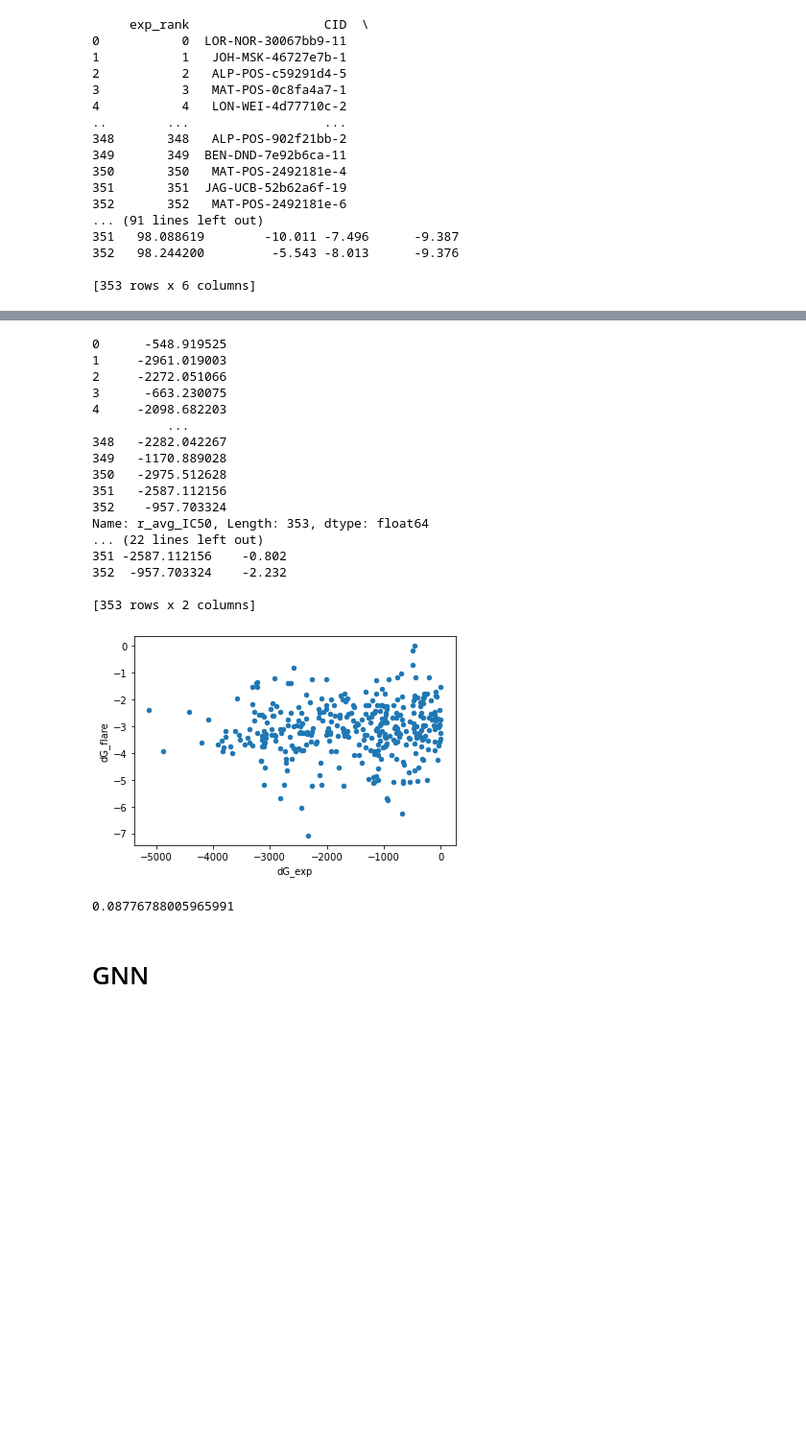
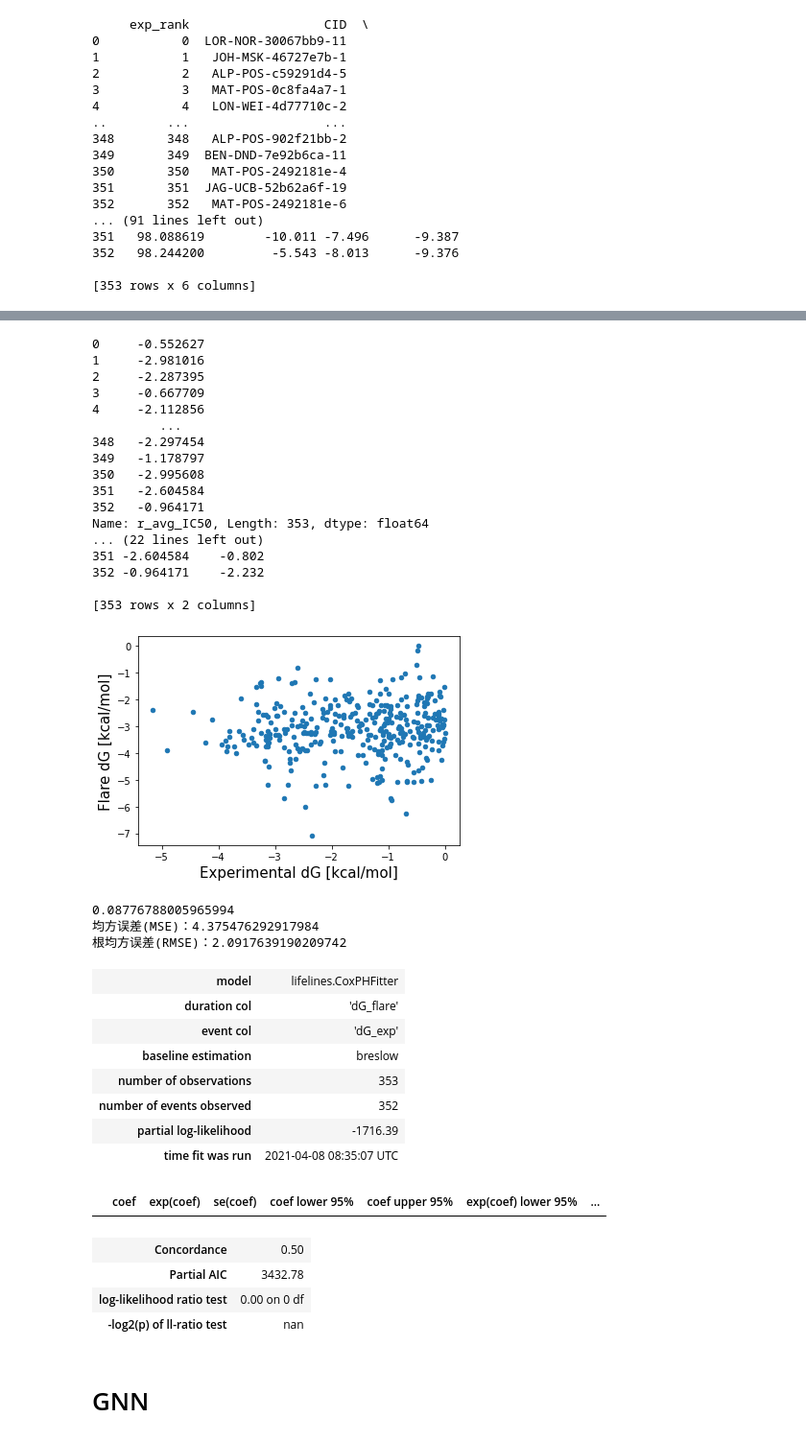
Before and after one commit to meyresearch/NN_DG, a Jupyter notebook: Junhao Project/Untitled.ipynb, the cells around one changed output, grey strips where cells are left out. Shown: that part at 96% size. Saved outputs shown, nothing was run; the diff lists cells and outputs as text; code cells hidden in the pictures; blank space fills up the shorter version.

```diff
--- a/Junhao Project/Untitled.ipynb
+++ b/Junhao Project/Untitled.ipynb
@@ -103,6 +113,6 @@ print(corr)
 # %%
-# kt = 9.83*10^(-22) cal at 20 degree
-dG_exp = 9.83*10**(-22)*np.log(test1.r_avg_IC50/result['r_avg_IC50'].max())*(6.02*10**23)
+# kt = 9.83*10^(-22) cal at 20 degree = 300*0.001985875
+dG_exp = 300*0.001985875*np.log(test1.r_avg_IC50/result['r_avg_IC50'].max())
 print(dG_exp)
 
 dG_flare = test1['LF dG']-(result['LF dG'].max())
@@ -113,32 +123,58 @@ test2 = pd.concat([dG_exp, dG_flare], axis=1)
 test2.rename(columns={'r_avg_IC50':'dG_exp', 'LF dG': 'dG_flare'},inplace=True)
 print(test2)
 # %% [output]
-0      -548.919525
-1     -2961.019003
-2     -2272.051066
-3      -663.230075
-4     -2098.682203
-          ...
-348   -2282.042267
-349   -1170.889028
-350   -2975.512628
-351   -2587.112156
-352    -957.703324
+0     -0.552627
+1     -2.981016
+2     -2.287395
+3     -0.667709
+4     -2.112856
+         ...
+348   -2.297454
+349   -1.178797
+350   -2.995608
+351   -2.604584
+352   -0.964171
 Name: r_avg_IC50, Length: 353, dtype: float64
 ... (22 lines left out)
-351 -2587.112156    -0.802
-352  -957.703324    -2.232
+351 -2.604584    -0.802
+352 -0.964171    -2.232
 
 [353 rows x 2 columns]
-# %%
-test2.plot(kind='scatter', x='dG_exp', y='dG_flare')
-plt.show()
-
-corr1 = test2.dG_exp.corr(test2.dG_flare)
-print(corr1)
-# %% [output]
-[figure, removed]
-0.08776788005965991
+# %%
+ax = test2.plot(kind='scatter', x='dG_exp', y='dG_flare')
+ax.set_xlabel('Experimental dG [kcal/mol]',fontsize=15)
+ax.set_ylabel("Flare dG [kcal/mol]",fontsize=15)
+plt.show()
+
+corr1 = test2.dG_exp.corr(test2.dG_flare)
+print(corr1)
+
+from sklearn.metrics import mean_squared_error, r2_score
+print(f"均方误差(MSE)：{mean_squared_error(dG_exp, dG_flare)}")
+print(f"根均方误差(RMSE)：{np.sqrt(mean_squared_error(dG_exp, dG_flare))}")
+from lifelines import CoxPHFitter
+from lifelines.datasets import load_rossi
+cph = CoxPHFitter()
+cph.fit(test2, 'dG_flare', 'dG_exp')
+cph.print_summary()
+# %% [output]
+[figure, added]
+0.08776788005965994
+均方误差(MSE)：4.375476292917984
+根均方误差(RMSE)：2.0917639190209742
+| model | lifelines.CoxPHFitter |
+| duration col | 'dG_flare' |
+| event col | 'dG_exp' |
+| baseline estimation | breslow |
+| number of observations | 353 |
+| number of events observed | 352 |
+| partial log-likelihood | -1716.39 |
+| time fit was run | 2021-04-08 08:35:07 UTC |
+|  | coef | exp(coef) | se(coef) | coef lower 95% | coef upper 95% | exp(coef) lower 95% | ... |
+| Concordance | 0.50 |
+| Partial AIC | 3432.78 |
+| log-likelihood ratio test | 0.00 on 0 df |
+| -log2(p) of ll-ratio test | nan |
 # %% [markdown]
 # GNN
 # %%
```
Also changed, not shown: parts of 6 cells of this notebook, 6 other files.
